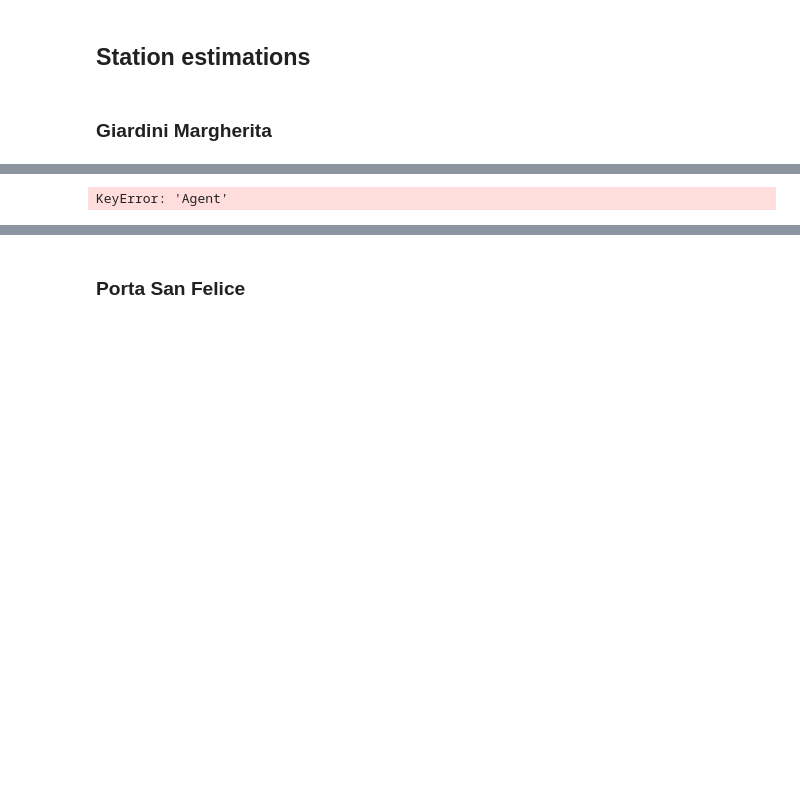
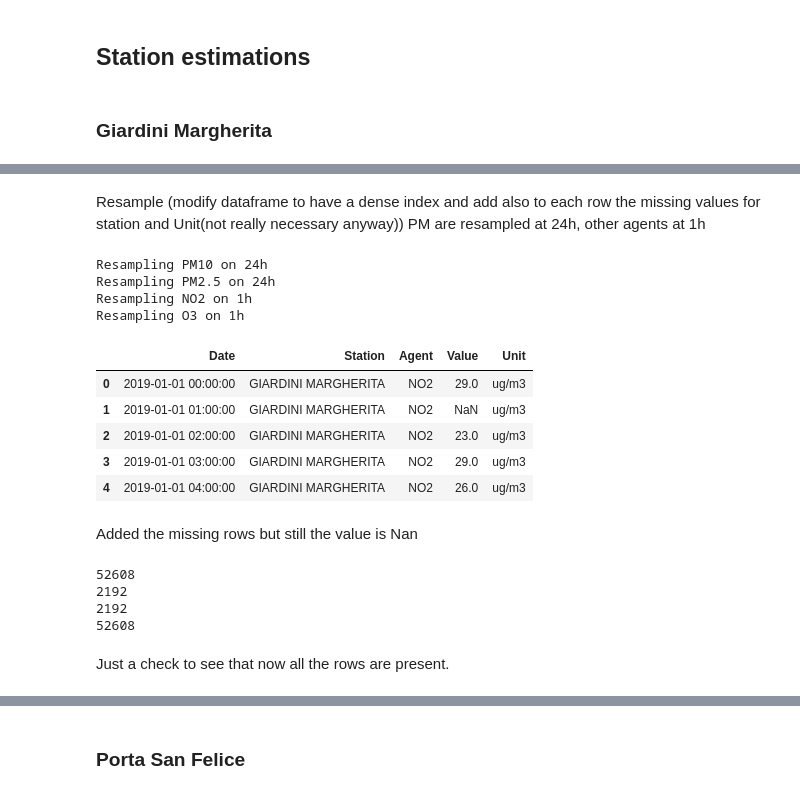
Before and after one commit to davidesonno/AII-project, a Jupyter notebook: air_pollution.ipynb, the cells around one changed output, grey strips where cells are left out. Cells and saved outputs as stored; diff of their text form; code cells hidden in the pictures; blank space fills up the shorter version.

```diff
--- a/air_pollution.ipynb
+++ b/air_pollution.ipynb
@@ -95,19 +75,55 @@ giardini_df
+# %% [markdown]
+Resample (modify dataframe to have a dense index and add also to each row the missing values for station and Unit(not really necessary anyway))
+PM are resampled at 24h, other agents at 1h
+# %%
+giardini_agents_dict = {
+    'PM10': '24h',
+    'PM2.5': '24h',
+    'NO2': '1h',
+    'O3': '1h'
+}
+
+resampled_giardini_df = resample_df_on_column(giardini_df, giardini_agents_dict)
+resampled_giardini_df[resampled_giardini_df['Agent'] == 'NO2'].head()
+# %% [output]
+Resampling PM10 on 24h
+Resampling PM2.5 on 24h
+Resampling NO2 on 1h
+Resampling O3 on 1h
+|  | Date | Station | Agent | Value | Unit |
+| 0 | 2019-01-01 00:00:00 | GIARDINI MARGHERITA | NO2 | 29.0 | ug/m3 |
+| 1 | 2019-01-01 01:00:00 | GIARDINI MARGHERITA | NO2 | NaN | ug/m3 |
+| 2 | 2019-01-01 02:00:00 | GIARDINI MARGHERITA | NO2 | 23.0 | ug/m3 |
+| 3 | 2019-01-01 03:00:00 | GIARDINI MARGHERITA | NO2 | 29.0 | ug/m3 |
+| 4 | 2019-01-01 04:00:00 | GIARDINI MARGHERITA | NO2 | 26.0 | ug/m3 |
+# %% [markdown]
+Added the missing rows but still the value is Nan
+# %%
+print(len(resampled_giardini_df[resampled_giardini_df['Agent'] == 'NO2']))
+print(len(resampled_giardini_df[resampled_giardini_df['Agent'] == 'PM10']))
+print(len(resampled_giardini_df[resampled_giardini_df['Agent'] == 'PM2.5']))
+print(len(resampled_giardini_df[resampled_giardini_df['Agent'] == 'O3']))
+# %% [output]
+52608
+2192
+2192
+52608
+# %% [markdown]
+Just a check to see that now all the rows are present.
 # %%
-start=datetime(2019,1,1)
-end=datetime(2024,12,31)
+# start=datetime(2020,10,2)
+# end=datetime(2025,10,10)
 
-for agent in np.unique(giardini_df['Agent']):
-    mask=(giardini_df['Agent']==agent)&(giardini_df['Date']>start)&(giardini_df['Date']<end)
-    timedeltas_hours = giardini_df['Date'][mask].diff().dt.total_seconds()[1:] / 3600  # Convert to hours
+# for agent in np.unique(resampled_giardini_df['Agent']):
+#     mask=(resampled_giardini_df['Agent']==agent)&(resampled_giardini_df['Date']>start)&(resampled_giardini_df['Date']<end)
+#     timedeltas_hours = resampled_giardini_df['Date'][mask].diff().dt.total_seconds()[1:] / 3600  # Convert to hours
 
-    plt.figure(figsize=(40, 5))
-    plt.plot(giardini_df['Date'][mask][1:], timedeltas_hours, marker='o', linestyle='-')
-    plt.xlabel('Datetime')
-    plt.ylim(0,max(timedeltas_hours)+1)
-    plt.ylabel('Time Difference (hours)')
-    plt.title(f'{agent}')
-    plt.xticks(rotation=45)  # Rotate labels for better readability
-    plt.grid(True)
-    plt.show()
+#     plt.figure(figsize=(40, 5))
+#     plt.plot(resampled_giardini_df['Date'][mask][1:], timedeltas_hours, marker='o', linestyle='-')
+#     plt.xlabel('Datetime')
+#     plt.ylim(0,max(timedeltas_hours)+1)
+#     plt.ylabel('Time Difference (hours)')
+#     plt.title(f'{agent}')
+#     plt.xticks(rotation=45)  # Rotate labels for better readability
+#     plt.grid(True)
+#     plt.show()
-# %% [output]
-KeyError: 'Agent'
```
Also changed, not shown: parts of 12 cells of this notebook, 2 other files.
